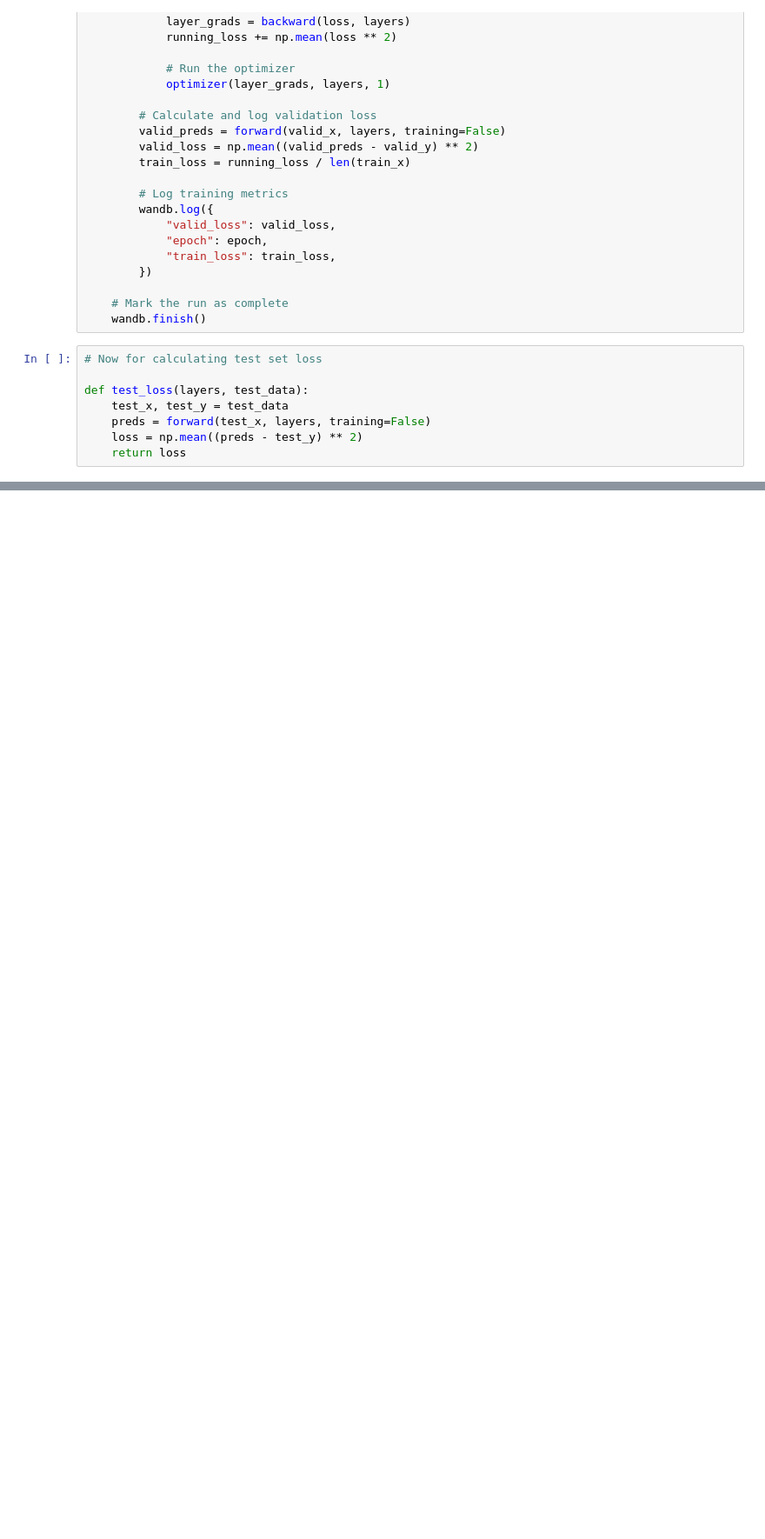
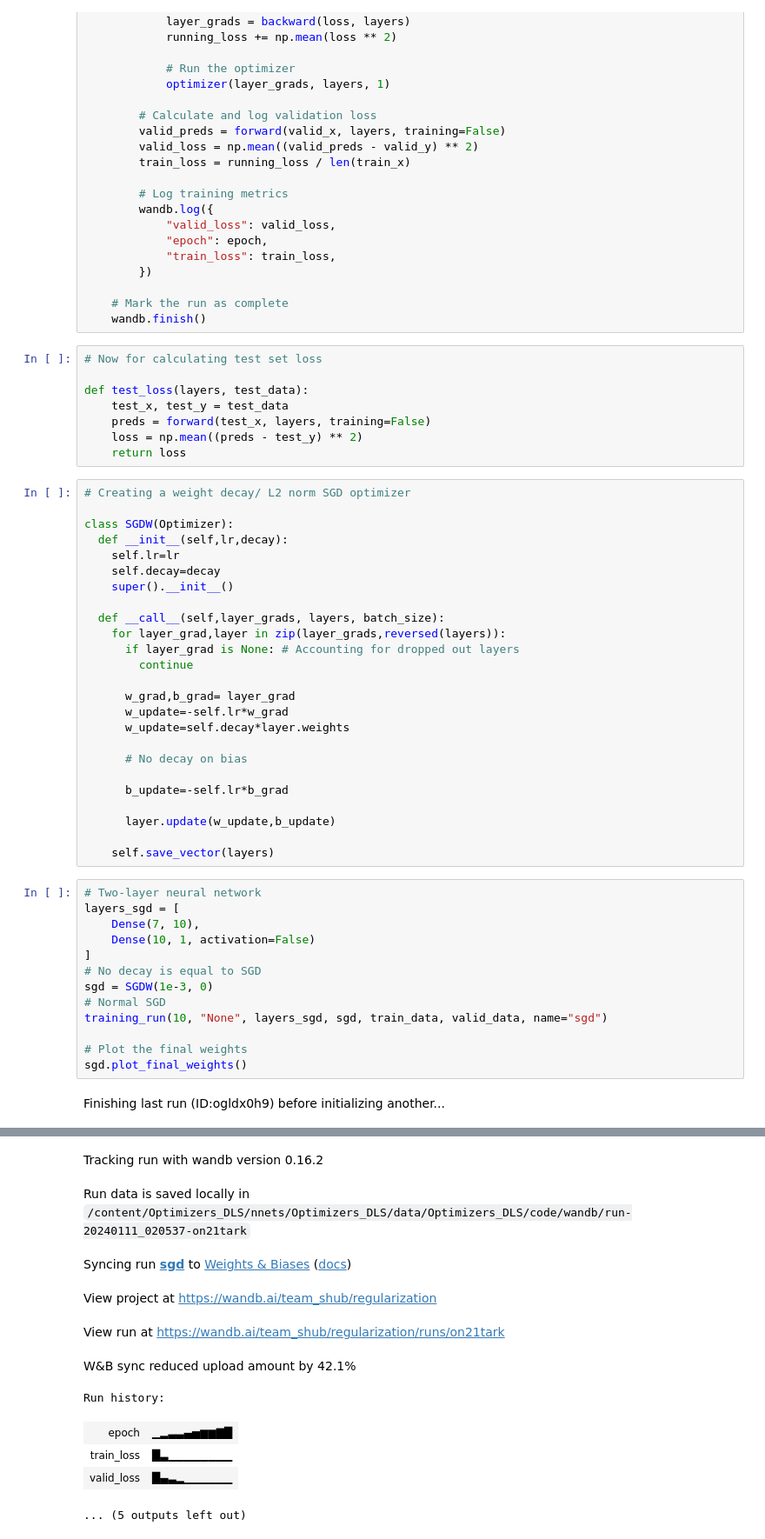
Before and after one commit to shub2022/DLS_from_scratch, a Jupyter notebook: code/Regularization.ipynb, the cells around one changed output, grey strips where cells are left out. Shown at 87% size. Cells and saved outputs as stored; diff of their text form; blank space fills up the shorter version.

```diff
--- a/code/Regularization.ipynb
+++ b/code/Regularization.ipynb
@@ -166,3 +165,43 @@ def test_loss(layers, test_data):
     preds = forward(test_x, layers, training=False)
     loss = np.mean((preds - test_y) ** 2)
     return loss
+# %%
+# Creating a weight decay/ L2 norm SGD optimizer
+
+class SGDW(Optimizer):
+  def __init__(self,lr,decay):
+    self.lr=lr
+    self.decay=decay
+    super().__init__()
+
+  def __call__(self,layer_grads, layers, batch_size):
+    for layer_grad,layer in zip(layer_grads,reversed(layers)):
+      if layer_grad is None: # Accounting for dropped out layers
+        continue
+
+      w_grad,b_grad= layer_grad
+      w_update=-self.lr*w_grad
+      w_update=self.decay*layer.weights
+
+      # No decay on bias
+
+      b_update=-self.lr*b_grad
+
+      layer.update(w_update,b_update)
+
+    self.save_vector(layers)
+# %%
+# Two-layer neural network
+layers_sgd = [
+    Dense(7, 10),
+    Dense(10, 1, activation=False)
+]
+# No decay is equal to SGD
+sgd = SGDW(1e-3, 0)
+# Normal SGD
+training_run(10, "None", layers_sgd, sgd, train_data, valid_data, name="sgd")
+
+# Plot the final weights
+sgd.plot_final_weights()
+# %% [output]
+Finishing last run (ID:ogldx0h9) before initializing another...
@@ -168,0 +213,11 @@ def test_loss(layers, test_data):
+Tracking run with wandb version 0.16.2
+Run data is saved locally in /content/Optimizers_DLS/nnets/Optimizers_DLS/data/Optimizers_DLS/code/wandb/run-20240111_020537-on21tark
+Syncing run sgd to Weights & Biases (docs)
+View project at https://wandb.ai/team_shub/regularization
+View run at https://wandb.ai/team_shub/regularization/runs/on21tark
+W&B sync reduced upload amount by 42.1%
+Run history:
+| epoch | ▁▂▃▃▄▅▆▆▇█ |
+| train_loss | █▃▁▁▁▁▁▁▁▁ |
+| valid_loss | █▄▃▂▁▁▁▁▁▁ |
+... (5 outputs left out)
```
Also changed, not shown: parts of 14 cells of this notebook.
